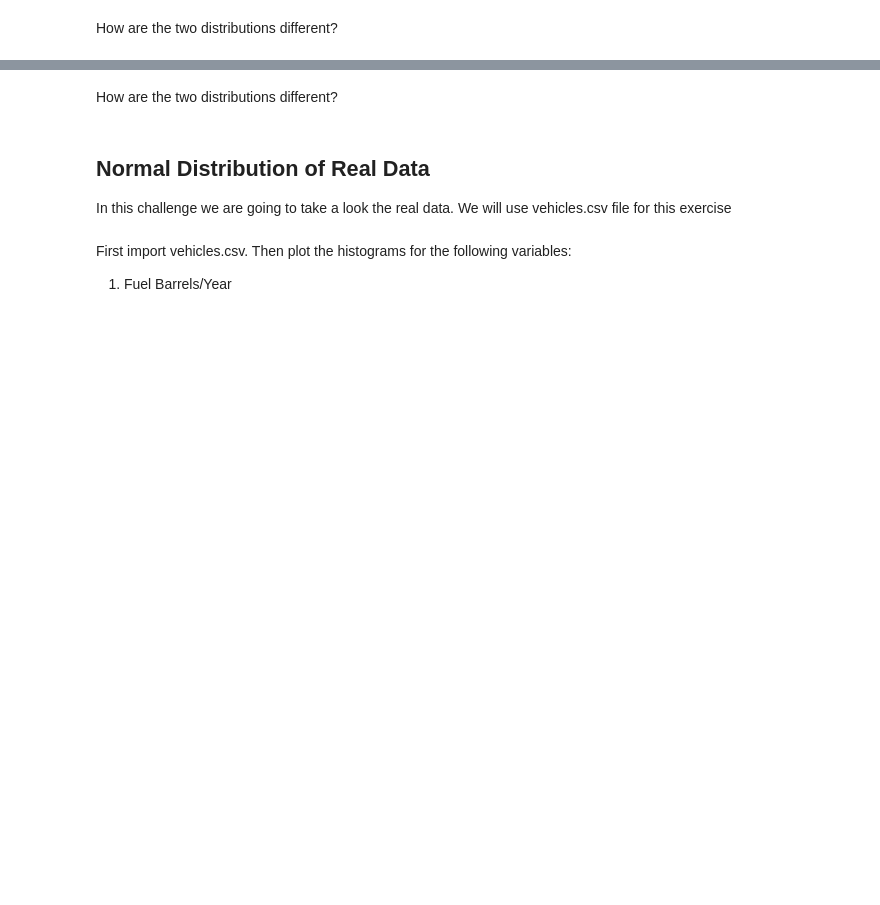
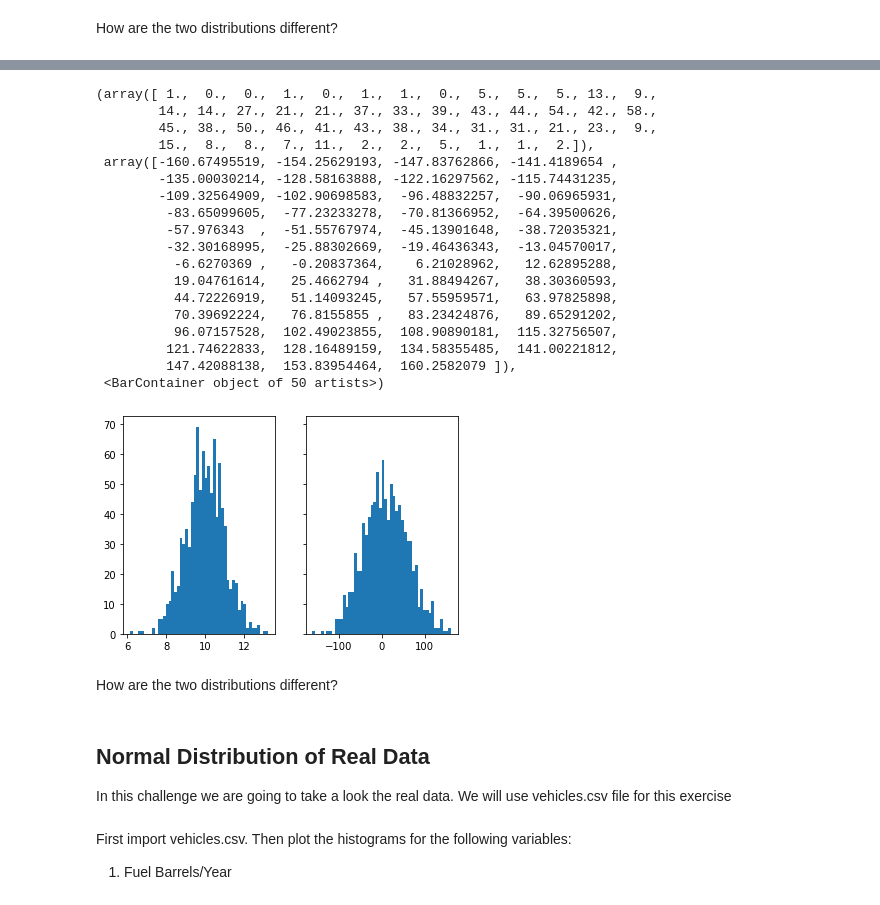
Before and after one commit to ta-data-pt-rmt/lab-prob-distributions, a Jupyter notebook: your-code/continuous.ipynb, the cells around one changed output, grey strips where cells are left out. Drawn from its saved outputs; the diff is of its cells as text; code cells hidden in the pictures; blank space fills up the shorter version.

```diff
--- a/your-code/continuous.ipynb
+++ b/your-code/continuous.ipynb
@@ -64,2 +87,38 @@ Expected output:
+# %%
+# your code here
+# a = mean
+# b = std dev
+# c = range
+def random(a,b,c):
+    x = a + b * np.random.randn(c)
+    return x
+
+set1 = random(10,1,1000)
+set2 = random(10,50,1000)
+
+
+f, (ax1, ax2) = plt.subplots(1, 2, sharey=True)
+ax1.hist(set1, 50)
+ax2.hist(set2, 50)
+# %% [output]
+(array([ 1.,  0.,  0.,  1.,  0.,  1.,  1.,  0.,  5.,  5.,  5., 13.,  9.,
+        14., 14., 27., 21., 21., 37., 33., 39., 43., 44., 54., 42., 58.,
+        45., 38., 50., 46., 41., 43., 38., 34., 31., 31., 21., 23.,  9.,
+        15.,  8.,  8.,  7., 11.,  2.,  2.,  5.,  1.,  1.,  2.]),
+ array([-160.67495519, -154.25629193, -147.83762866, -141.4189654 ,
+        -135.00030214, -128.58163888, -122.16297562, -115.74431235,
+        -109.32564909, -102.90698583,  -96.48832257,  -90.06965931,
+         -83.65099605,  -77.23233278,  -70.81366952,  -64.39500626,
+         -57.976343  ,  -51.55767974,  -45.13901648,  -38.72035321,
+         -32.30168995,  -25.88302669,  -19.46436343,  -13.04570017,
+          -6.6270369 ,   -0.20837364,    6.21028962,   12.62895288,
+          19.04761614,   25.4662794 ,   31.88494267,   38.30360593,
+          44.72226919,   51.14093245,   57.55959571,   63.97825898,
+          70.39692224,   76.8155855 ,   83.23424876,   89.65291202,
+          96.07157528,  102.49023855,  108.90890181,  115.32756507,
+         121.74622833,  128.16489159,  134.58355485,  141.00221812,
+         147.42088138,  153.83954464,  160.2582079 ]),
+ <BarContainer object of 50 artists>)
+[figure, added]
 # %% [markdown]
 How are the two distributions different?
```
Also changed, not shown: parts of 20 cells of this notebook, 1 other file.
